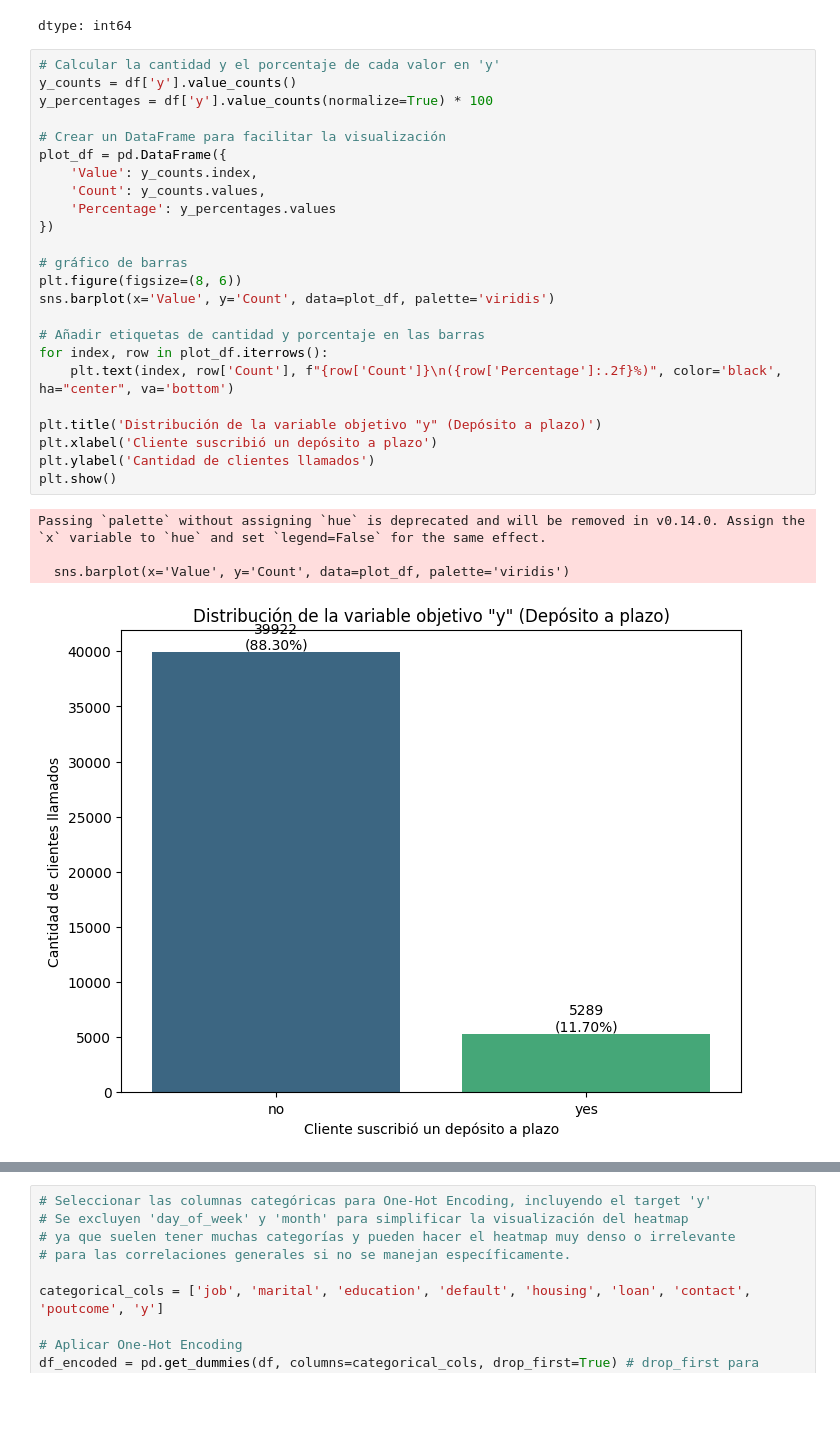
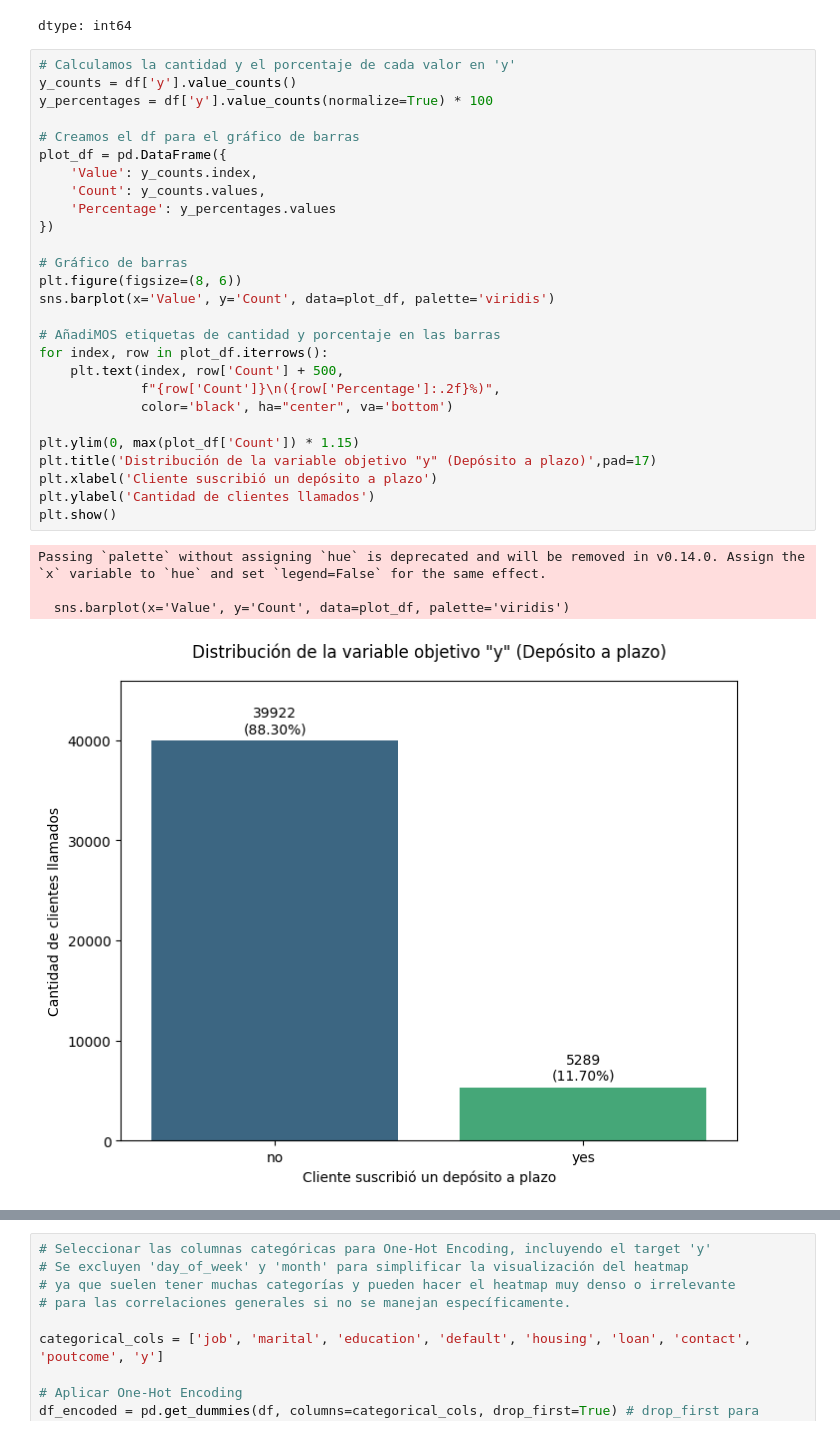
Before and after one commit to lfescobarg/Proyecto_final_MLops, a Jupyter notebook: notebooks/EDA.ipynb, the cells around one changed output, grey strips where cells are left out. Cells and saved outputs as stored; diff of their text form; blank space fills up the shorter version.

```diff
--- a/notebooks/EDA.ipynb
+++ b/notebooks/EDA.ipynb
@@ -220,32 +275,35 @@ y.value_counts()
 | yes | 5289 |
 dtype: int64
 # %%
-# Calcular la cantidad y el porcentaje de cada valor en 'y'
+# Calculamos la cantidad y el porcentaje de cada valor en 'y'
 y_counts = df['y'].value_counts()
 y_percentages = df['y'].value_counts(normalize=True) * 100
 
-# Crear un DataFrame para facilitar la visualización
+# Creamos el df para el gráfico de barras
 plot_df = pd.DataFrame({
     'Value': y_counts.index,
     'Count': y_counts.values,
     'Percentage': y_percentages.values
 })
 
-# gráfico de barras
+# Gráfico de barras
 plt.figure(figsize=(8, 6))
 sns.barplot(x='Value', y='Count', data=plot_df, palette='viridis')
 
-# Añadir etiquetas de cantidad y porcentaje en las barras
+# AñadiMOS etiquetas de cantidad y porcentaje en las barras
 for index, row in plot_df.iterrows():
-    plt.text(index, row['Count'], f"{row['Count']}\n({row['Percentage']:.2f}%)", color='black', ha="center", va='bottom')
+    plt.text(index, row['Count'] + 500,
+             f"{row['Count']}\n({row['Percentage']:.2f}%)",
+             color='black', ha="center", va='bottom')
 
-plt.title('Distribución de la variable objetivo "y" (Depósito a plazo)')
+plt.ylim(0, max(plot_df['Count']) * 1.15)
+plt.title('Distribución de la variable objetivo "y" (Depósito a plazo)',pad=17)
 plt.xlabel('Cliente suscribió un depósito a plazo')
 plt.ylabel('Cantidad de clientes llamados')
 plt.show()
 # %% [output]
 Passing `palette` without assigning `hue` is deprecated and will be removed in v0.14.0. Assign the `x` variable to `hue` and set `legend=False` for the same effect.
 
   sns.barplot(x='Value', y='Count', data=plot_df, palette='viridis')
-[figure, old version]
+[figure, new version]
 # %% [markdown]
```
Also changed, not shown: parts of 30 cells of this notebook, 2 other files.
